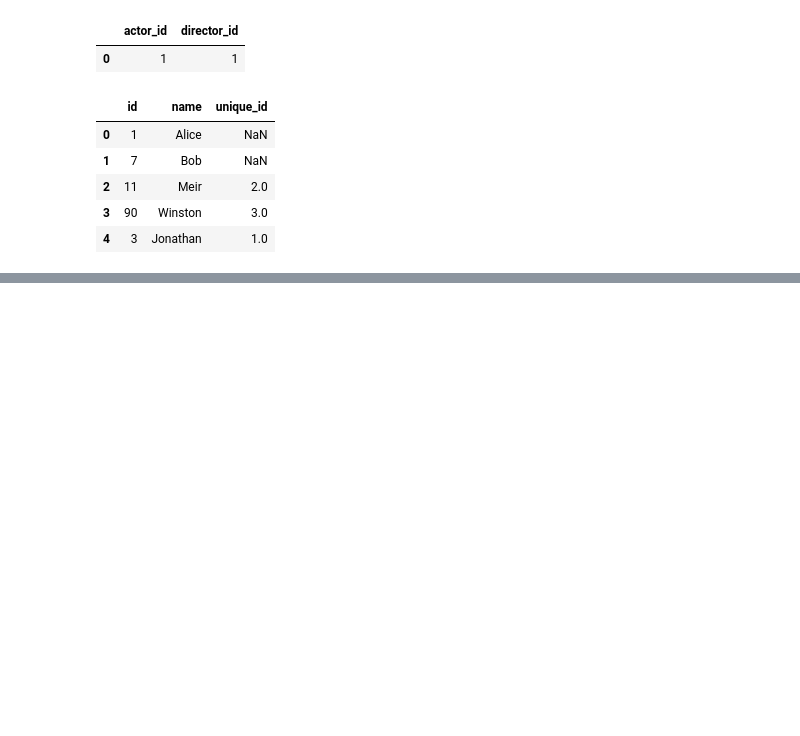
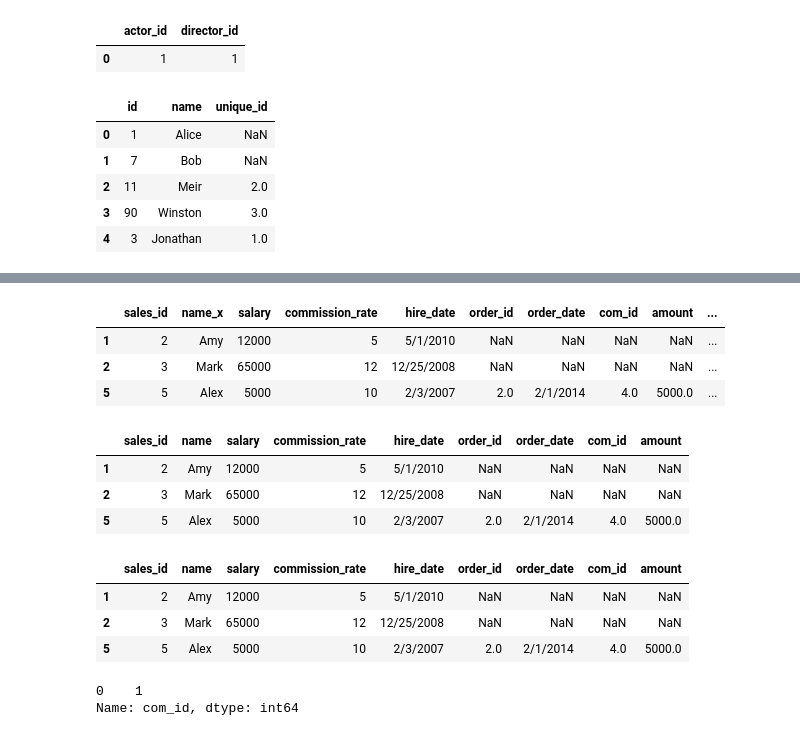
Before and after one commit to jjoseph-anderson/LeetCode, a Jupyter notebook: Rough_Work.ipynb, the cells around one changed output, grey strips where cells are left out. Cells and saved outputs as stored; diff of their text form; code cells hidden in the pictures; blank space fills up the shorter version.

```diff
--- a/Rough_Work.ipynb
+++ b/Rough_Work.ipynb
@@ -837,0 +884,3 @@ pd.merge(employees, employee_uni, on='id', how='left')
+# %%
+names = final_join["name_x"].isin(final_join.loc[final_join['name_y'] == "RED", "name_x"])
+names
@@ -837,0 +895,32 @@ pd.merge(employees, employee_uni, on='id', how='left')
+# %%
+final_join[~names]
+# %% [output]
+|  | sales_id | name_x | salary | commission_rate | hire_date | order_id | order_date | com_id | amount | ... |
+| 1 | 2 | Amy | 12000 | 5 | 5/1/2010 | NaN | NaN | NaN | NaN | ... |
+| 2 | 3 | Mark | 65000 | 12 | 12/25/2008 | NaN | NaN | NaN | NaN | ... |
+| 5 | 5 | Alex | 5000 | 10 | 2/3/2007 | 2.0 | 2/1/2014 | 4.0 | 5000.0 | ... |
+# %%
+df = pd.merge(sales_person, orders, on='sales_id', how='left')
+
+mask = df["name"].isin(df.loc[df['com_id'] == 1, "name"])
+
+df = df[~mask]
+
+df
+# %% [output]
+|  | sales_id | name | salary | commission_rate | hire_date | order_id | order_date | com_id | amount |
+| 1 | 2 | Amy | 12000 | 5 | 5/1/2010 | NaN | NaN | NaN | NaN |
+| 2 | 3 | Mark | 65000 | 12 | 12/25/2008 | NaN | NaN | NaN | NaN |
+| 5 | 5 | Alex | 5000 | 10 | 2/3/2007 | 2.0 | 2/1/2014 | 4.0 | 5000.0 |
+# %%
+df.drop_duplicates('name')
+# %% [output]
+|  | sales_id | name | salary | commission_rate | hire_date | order_id | order_date | com_id | amount |
+| 1 | 2 | Amy | 12000 | 5 | 5/1/2010 | NaN | NaN | NaN | NaN |
+| 2 | 3 | Mark | 65000 | 12 | 12/25/2008 | NaN | NaN | NaN | NaN |
+| 5 | 5 | Alex | 5000 | 10 | 2/3/2007 | 2.0 | 2/1/2014 | 4.0 | 5000.0 |
+# %%
+company.loc[company['name'] == "RED", "com_id"]
+# %% [output]
+0    1
+Name: com_id, dtype: int64
```
Also changed, not shown: parts of 4 cells of this notebook, 1 other file.
